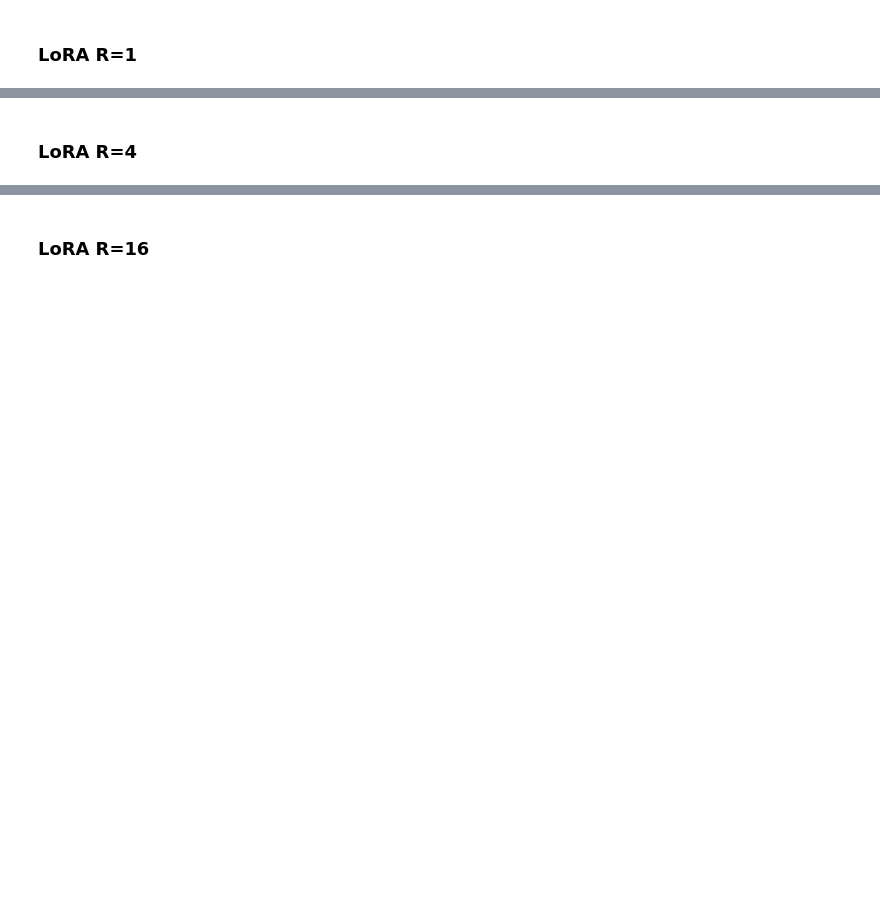
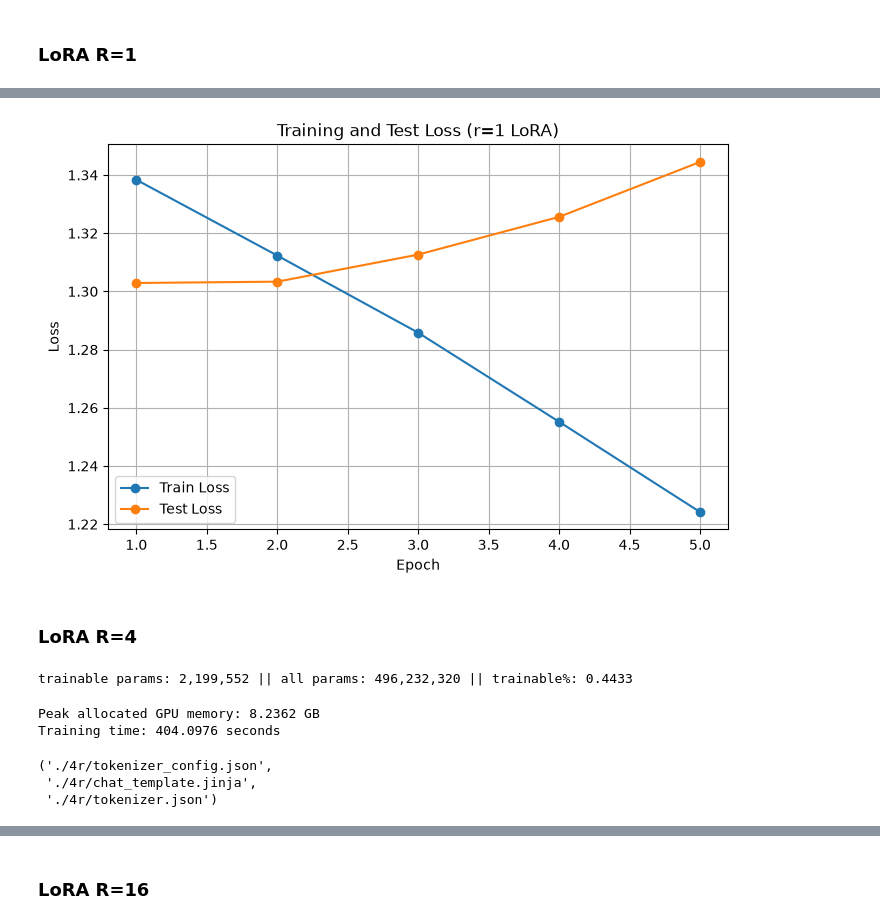
Before and after one commit to john-guerrerio/LM_Agents_HW_1, a Jupyter notebook: lora.ipynb, the cells around one changed output, grey strips where cells are left out. Drawn from its saved outputs; the diff is of its cells as text; code cells hidden in the pictures; blank space fills up the shorter version.

```diff
--- a/lora.ipynb
+++ b/lora.ipynb
@@ -212,9 +223,9 @@ plt.show()
 # %% [markdown]
 ### LoRA R=1
 # %%
-r16_config = LoraConfig(
-                r                       = 16,
-                lora_alpha              = 16,
+r1_config = LoraConfig(
+                r                       = 1,
+                lora_alpha              = 1,
                 lora_dropout            = 0.0,
                 target_modules          = "all-linear",
                 bias                    = "none",
@@ -232,0 +241,2 @@ cl: None
+# %%
+optimizer = AdamW(params=[param for param in model_1r.parameters() if param.requires_grad], lr=LR)
@@ -233,2 +261,19 @@ cl: None
+# %%
+epochs = range(1, len(train_loss_hist) + 1)
+
+plt.figure(figsize=(8, 5))
+
+plt.plot(epochs, train_loss_hist, marker="o", label="Train Loss")
+plt.plot(epochs, test_loss_hist, marker="o", label="Test Loss")
+
+plt.xlabel("Epoch")
+plt.ylabel("Loss")
+plt.title("Training and Test Loss (r=1 LoRA)")
+plt.legend()
+plt.grid(True)
+
+plt.show()
+# %% [output]
+[figure, added]
 # %% [markdown]
 ### LoRA R=4
@@ -234,0 +292,4 @@ cl: None
+# %%
+model_4r.print_trainable_parameters()
+# %% [output]
+trainable params: 2,199,552 || all params: 496,232,320 || trainable%: 0.4433
@@ -234,0 +298,12 @@ cl: None
+# %%
+train_loss_hist, test_loss_hist = train_loop(train_loader, test_loader, model_4r, optimizer, EPOCHS)
+model_4r = model_4r.merge_and_unload()
+
+model_4r.save_pretrained("./4r")
+tokenizer.save_pretrained("./4r")
+# %% [output]
+Peak allocated GPU memory: 8.2362 GB
+Training time: 404.0976 seconds
+('./4r/tokenizer_config.json',
+ './4r/chat_template.jinja',
+ './4r/tokenizer.json')
```
Also changed, not shown: parts of 25 cells of this notebook.
